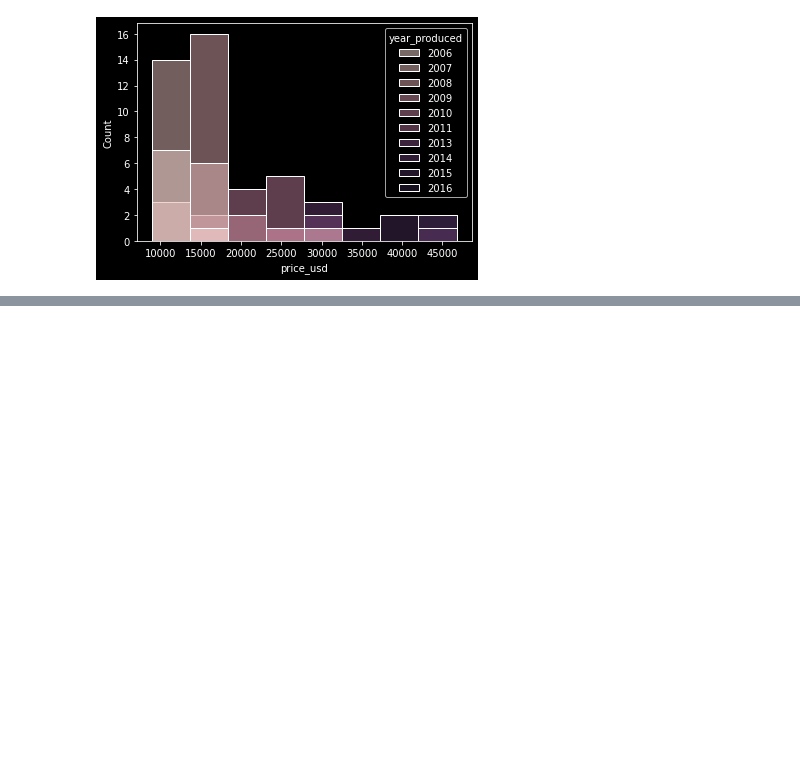
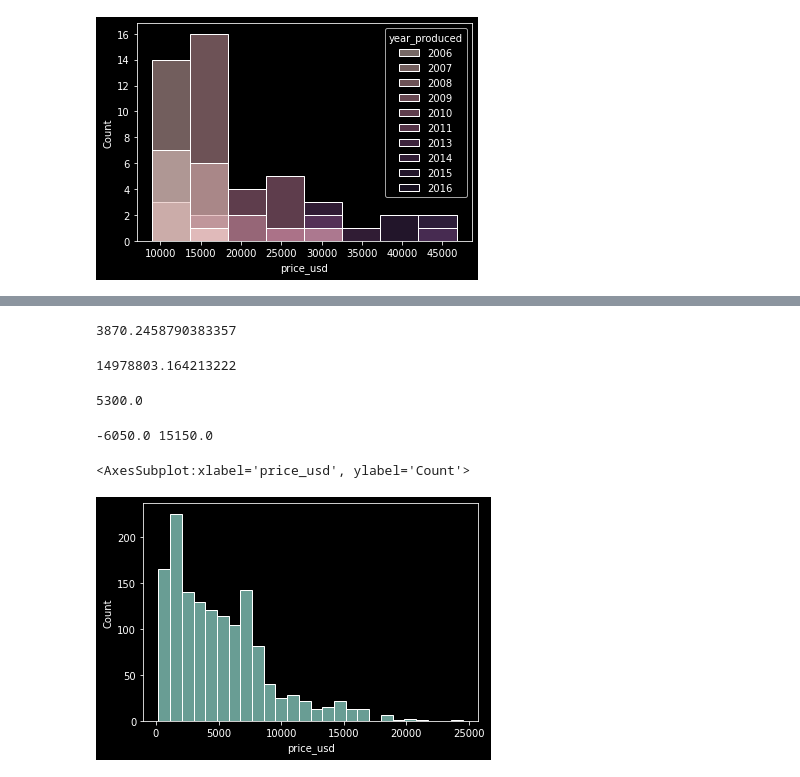
Before and after one commit to LeKilleRGallet/university, a Jupyter notebook: data_science/math/descrp_stats/1stnb.ipynb, the cells around one changed output, grey strips where cells are left out. Drawn from its saved outputs; the diff is of its cells as text; code cells hidden in the pictures; blank space fills up the shorter version.

```diff
--- a/data_science/math/descrp_stats/1stnb.ipynb
+++ b/data_science/math/descrp_stats/1stnb.ipynb
@@ -106,0 +145,25 @@ sns.histplot(Q7_df, x='price_usd', hue='year_produced')
+# %%
+df[df['model_name']=='Passat']['price_usd'].std()
+# %% [output]
+3870.2458790383357
+# %%
+df[df['model_name']=='Passat']['price_usd'].var()
+# %% [output]
+14978803.164213222
+# %%
+Q1, Q3 = df[df['model_name']=='Passat']['price_usd'].quantile([0.25, 0.75])
+IQR = Q3 - Q1
+IQR
+# %% [output]
+5300.0
+# %%
+minlimit = Q1 - 1.5*IQR
+maxlimit = Q3 + 1.5*IQR
+print(minlimit, maxlimit)
+# %% [output]
+-6050.0 15150.0
+# %%
+sns.histplot(df[df['model_name']=='Passat'], x='price_usd')
+# %% [output]
+<AxesSubplot:xlabel='price_usd', ylabel='Count'>
+[figure, added]
```
Also changed, not shown: parts of 8 cells of this notebook, 3 other files.
